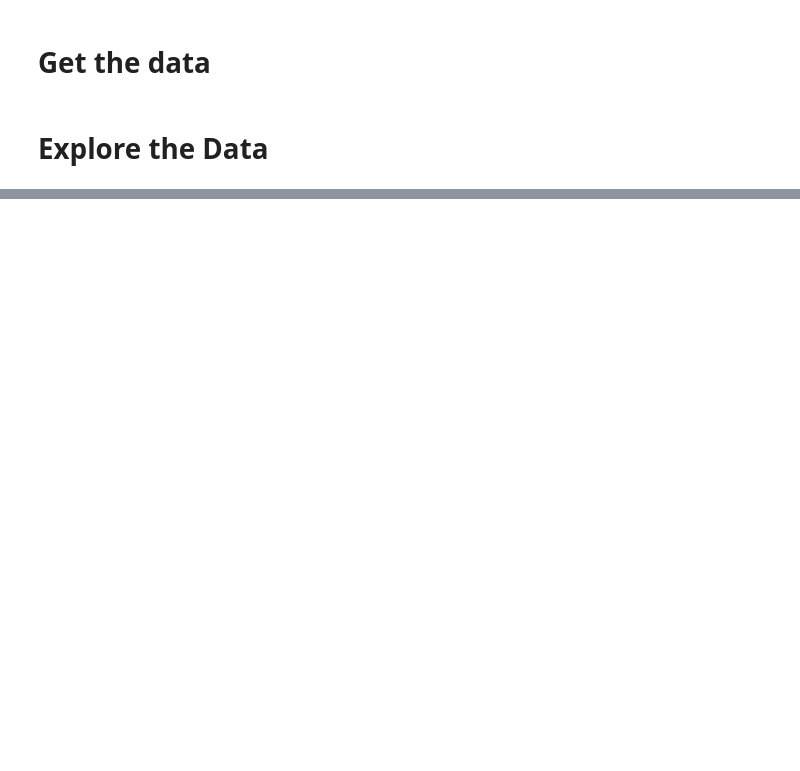
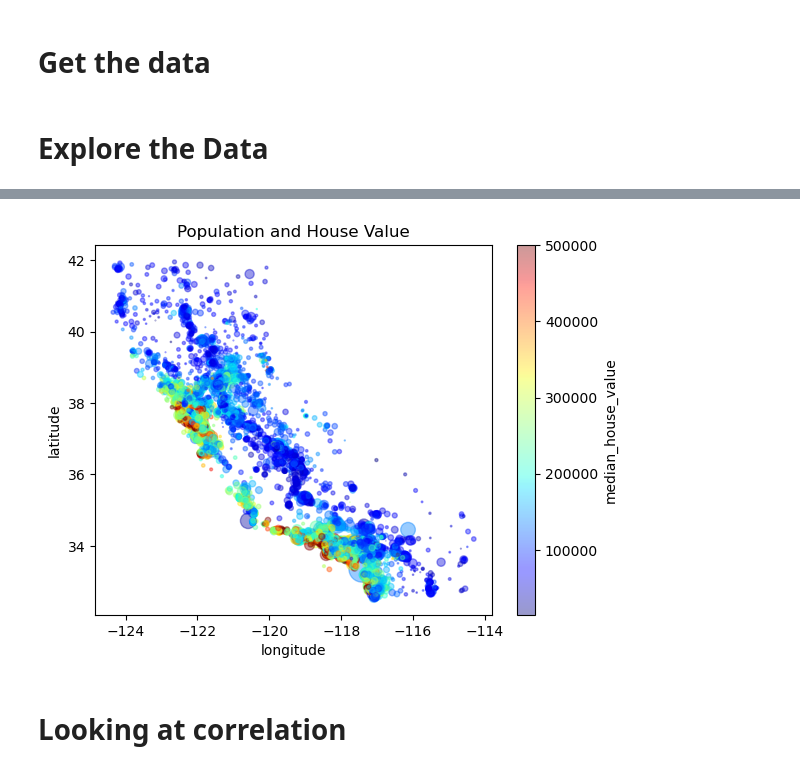
Before and after one commit to rameshgangwar/DeepLearning, a Jupyter notebook: housing_price_prediction/notebook.ipynb, the cells around one changed output, grey strips where cells are left out. Cells and saved outputs as stored; diff of their text form; code cells hidden in the pictures; blank space fills up the shorter version.

```diff
--- a/housing_price_prediction/notebook.ipynb
+++ b/housing_price_prediction/notebook.ipynb
@@ -68,0 +215,12 @@ True
+# %%
+# Let's visualize the population and housing price. The size of the circle represents population
+# and color represents housing price.
+housing.plot(kind='scatter', x='longitude', y='latitude', alpha=0.4,
+        s=housing['population']/100,
+        c='median_house_value', colormap=plt.get_cmap('jet'), colorbar=True)
+plt.title('Population and House Value')
+plt.show()
+# %% [output]
+[figure, added]
+# %% [markdown]
+# Looking at correlation
```
Also changed, not shown: parts of 31 cells of this notebook, 1 other file.
